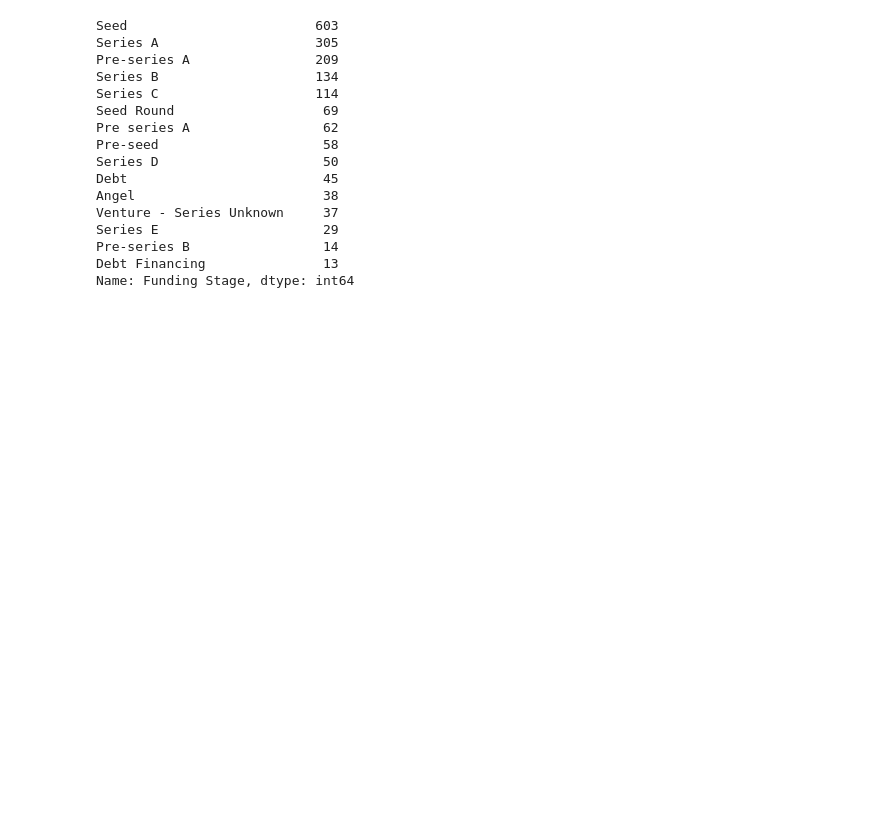
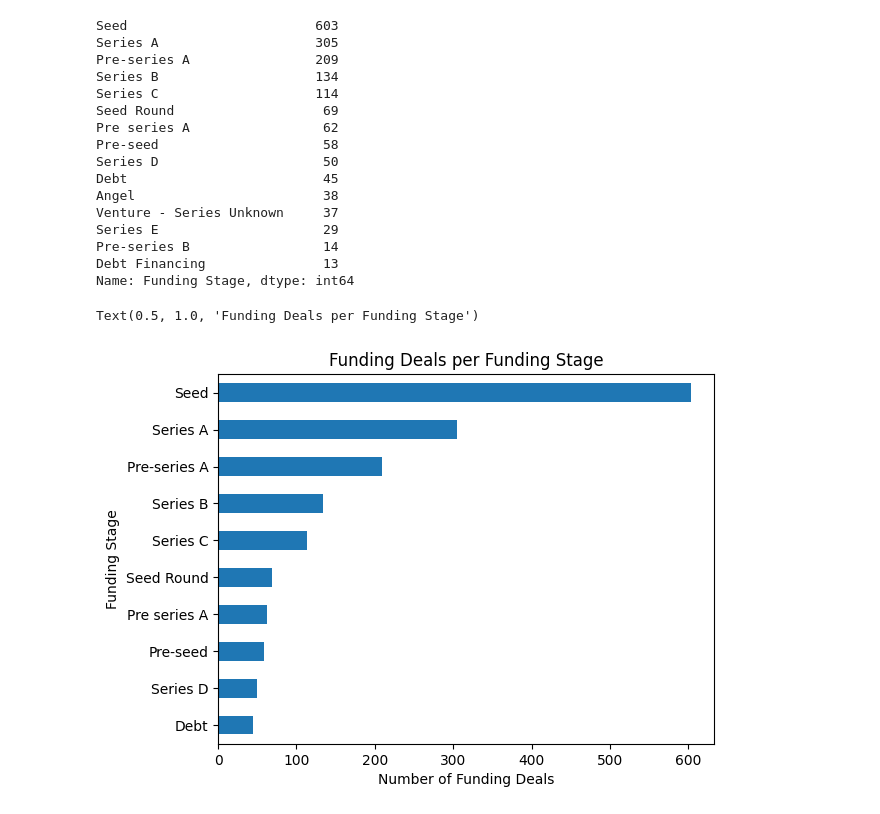
Before and after one commit to GYASIHAYFORD/TEAM_HAVANA1, a Jupyter notebook: Indian_Start_Up_Fund.ipynb, the cells around one changed output. Cells and saved outputs as stored; diff of their text form; code cells hidden in the pictures; blank space fills up the shorter version.

```diff
--- a/Indian_Start_Up_Fund.ipynb
+++ b/Indian_Start_Up_Fund.ipynb
@@ -658,3 +658,13 @@ Series E                     29
 Pre-series B                 14
 Debt Financing               13
 Name: Funding Stage, dtype: int64
+# %%
+#Visualisation of Numbers of funding deal wiht funding stage
+unique_stages = (complete_set.loc[:,"Funding Stage"]).value_counts()
+unique_stages.head(10).sort_values().plot.barh()
+plt.xlabel("Number of Funding Deals")
+plt.ylabel("Funding Stage")
+plt.title("Funding Deals per Funding Stage")
+# %% [output]
+Text(0.5, 1.0, 'Funding Deals per Funding Stage')
+[figure, added]
```
Also changed, not shown: parts of 8 cells of this notebook, 1 other file.
